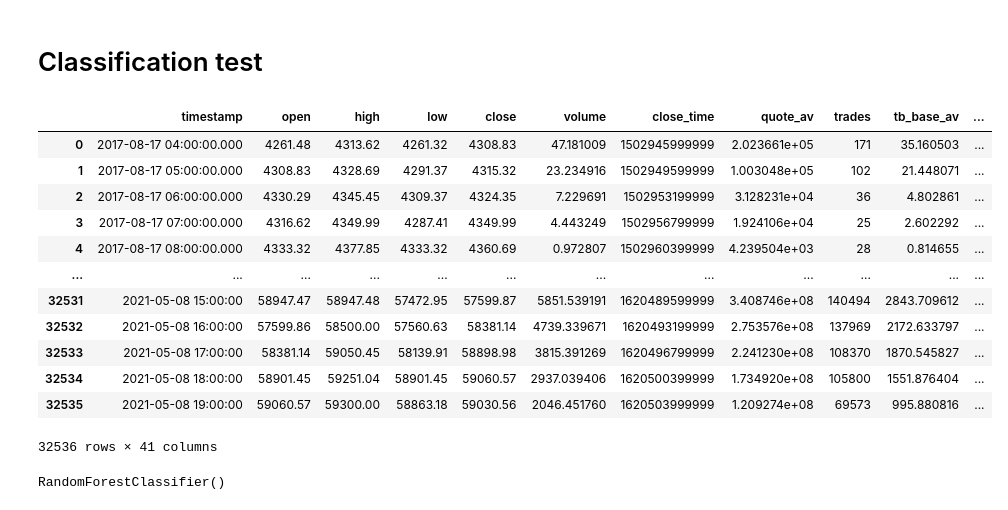
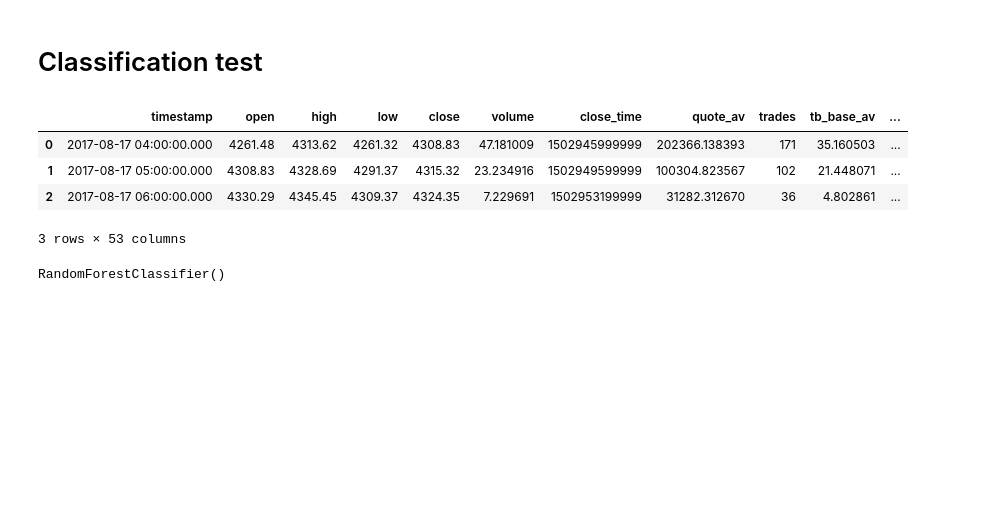
Before and after one commit to sunnymnie/bitcoin-printer, a Jupyter notebook: c-test.ipynb, the cells around one changed output. Saved outputs shown, nothing was run; the diff lists cells and outputs as text; code cells hidden in the pictures; blank space fills up the shorter version.

```diff
--- a/c-test.ipynb
+++ b/c-test.ipynb
@@ -21,21 +21,13 @@ df = pd.read_csv("data/BTCUSDT-hour-target-features.csv")
 # df1 = pd.read_csv("data/modelv1_training_data.csv")
 # dfd = pd.read_csv("data/classification_test.csv")
 # %%
-df
+df.head(3)
 # %% [output]
 |  | timestamp | open | high | low | close | volume | close_time | quote_av | trades | tb_base_av | ... |
-| 0 | 2017-08-17 04:00:00.000 | 4261.48 | 4313.62 | 4261.32 | 4308.83 | 47.181009 | 1502945999999 | 2.023661e+05 | 171 | 35.160503 | ... |
-| 1 | 2017-08-17 05:00:00.000 | 4308.83 | 4328.69 | 4291.37 | 4315.32 | 23.234916 | 1502949599999 | 1.003048e+05 | 102 | 21.448071 | ... |
-| 2 | 2017-08-17 06:00:00.000 | 4330.29 | 4345.45 | 4309.37 | 4324.35 | 7.229691 | 1502953199999 | 3.128231e+04 | 36 | 4.802861 | ... |
-| 3 | 2017-08-17 07:00:00.000 | 4316.62 | 4349.99 | 4287.41 | 4349.99 | 4.443249 | 1502956799999 | 1.924106e+04 | 25 | 2.602292 | ... |
-| 4 | 2017-08-17 08:00:00.000 | 4333.32 | 4377.85 | 4333.32 | 4360.69 | 0.972807 | 1502960399999 | 4.239504e+03 | 28 | 0.814655 | ... |
-| ... | ... | ... | ... | ... | ... | ... | ... | ... | ... | ... | ... |
-| 32531 | 2021-05-08 15:00:00 | 58947.47 | 58947.48 | 57472.95 | 57599.87 | 5851.539191 | 1620489599999 | 3.408746e+08 | 140494 | 2843.709612 | ... |
-| 32532 | 2021-05-08 16:00:00 | 57599.86 | 58500.00 | 57560.63 | 58381.14 | 4739.339671 | 1620493199999 | 2.753576e+08 | 137969 | 2172.633797 | ... |
-| 32533 | 2021-05-08 17:00:00 | 58381.14 | 59050.45 | 58139.91 | 58898.98 | 3815.391269 | 1620496799999 | 2.241230e+08 | 108370 | 1870.545827 | ... |
-| 32534 | 2021-05-08 18:00:00 | 58901.45 | 59251.04 | 58901.45 | 59060.57 | 2937.039406 | 1620500399999 | 1.734920e+08 | 105800 | 1551.876404 | ... |
-| 32535 | 2021-05-08 19:00:00 | 59060.57 | 59300.00 | 58863.18 | 59030.56 | 2046.451760 | 1620503999999 | 1.209274e+08 | 69573 | 995.880816 | ... |
+| 0 | 2017-08-17 04:00:00.000 | 4261.48 | 4313.62 | 4261.32 | 4308.83 | 47.181009 | 1502945999999 | 202366.138393 | 171 | 35.160503 | ... |
+| 1 | 2017-08-17 05:00:00.000 | 4308.83 | 4328.69 | 4291.37 | 4315.32 | 23.234916 | 1502949599999 | 100304.823567 | 102 | 21.448071 | ... |
+| 2 | 2017-08-17 06:00:00.000 | 4330.29 | 4345.45 | 4309.37 | 4324.35 | 7.229691 | 1502953199999 | 31282.312670 | 36 | 4.802861 | ... |
-32536 rows × 41 columns
+3 rows × 53 columns
 # %%
 # a = df1["sma_close_50"][500:1000] == df["sma_50_o_close"][500:1000]
 # a.value_counts()
```
Also changed, not shown: parts of 7 cells of this notebook, 8 other files.
